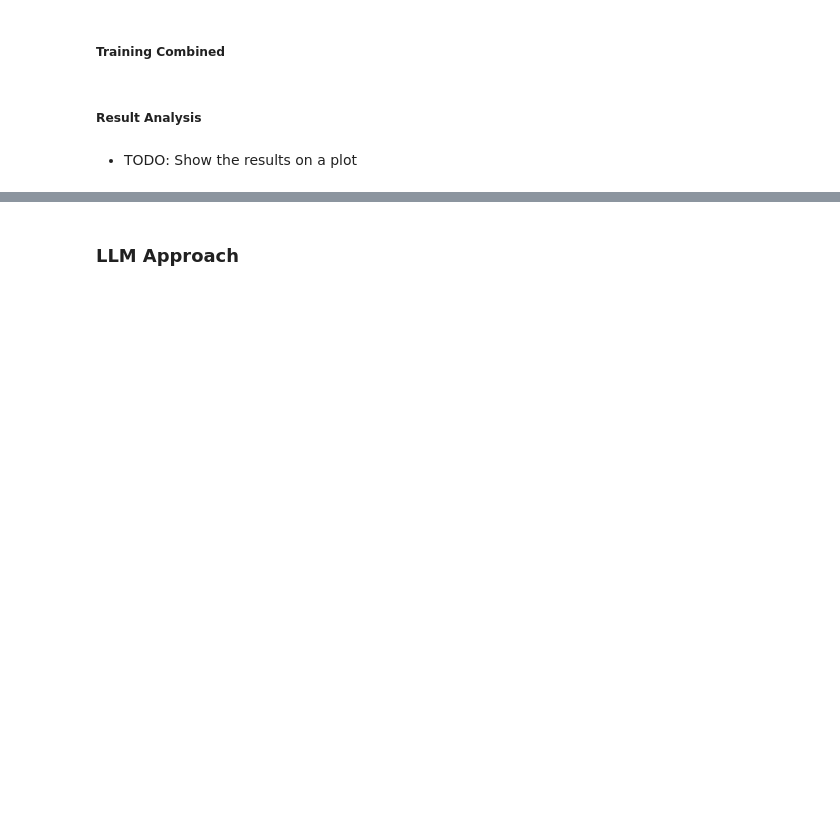
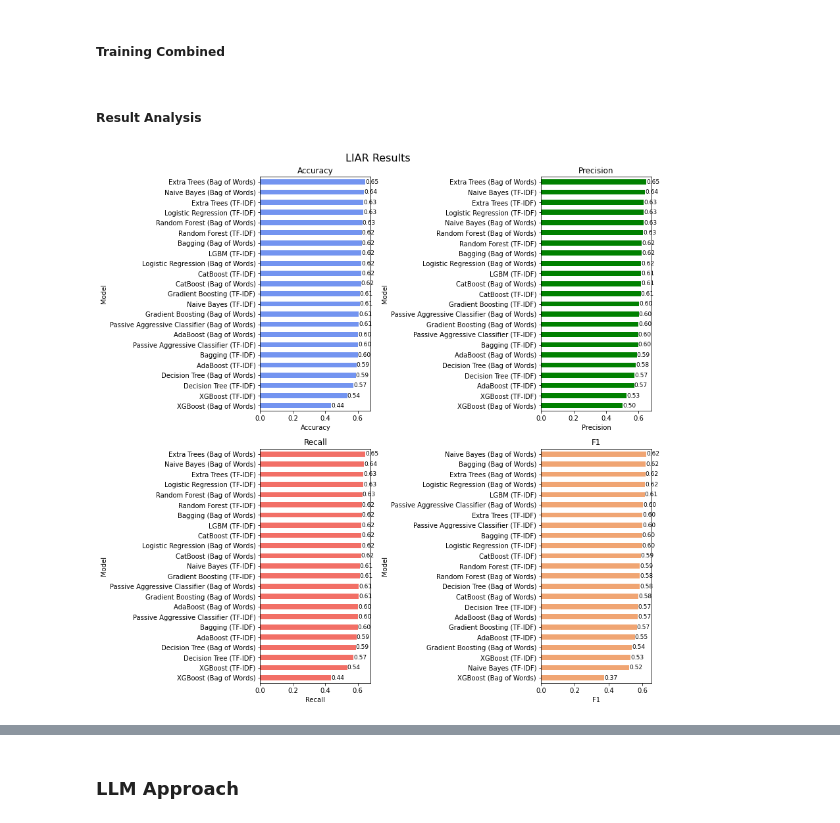
Before and after one commit to oguzaliarslan/llm_fake_news, a Jupyter notebook: main.ipynb, the cells around one changed output, grey strips where cells are left out. Saved outputs shown, nothing was run; the diff lists cells and outputs as text; code cells hidden in the pictures; blank space fills up the shorter version.

Commit message:
structural changes and remaining results are added

```diff
--- a/main.ipynb
+++ b/main.ipynb
@@ -1007,5 +989,29 @@ model_df_combined = text_classification_grid(X_train,y_train, './bert_combined')
 model_df_combined
 # %% [markdown]
 ##### Result Analysis
-# %% [markdown]
-* TODO: Show the results on a plot
+# %%
+liar_res= pd.read_csv("model_results/models_no_gridsearch_liar/results.csv")
+liar_res['Model'] = liar_res['Model'] + ' (' + liar_res['Feature Extraction'] + ')'
+
+metrics = ['Accuracy', 'Precision', 'Recall', 'F1']
+colors = ['#7394f0', 'green', '#f26f66', '#f0a573']
+fig, axes = plt.subplots(nrows=2, ncols=2, figsize=(12, 12))
+axes = axes.flatten()
+
+for i, (metric, color) in enumerate(zip(metrics, colors)):
+    liar_res = liar_res.sort_values(by=metric, ascending=True)
+    liar_res.reset_index(drop=True, inplace=True)
+
+    liar_res.plot(ax=axes[i], x='Model', y=metric, kind='barh', legend=False, color=color)
+    axes[i].set_xlabel(metric)
+    axes[i].set_ylabel('Model')
+    axes[i].set_title(metric)
+
+    for index, value in enumerate(liar_res[metric]):
+        axes[i].text(value, index, f'{value:.2f}', ha='left', va='center', fontsize=9)
+
+fig.suptitle('LIAR Results', fontsize=16)
+plt.tight_layout()
+plt.show()
+# %% [output]
+[figure, added]
```
Also changed, not shown: parts of 22 cells of this notebook, 6 other files.
